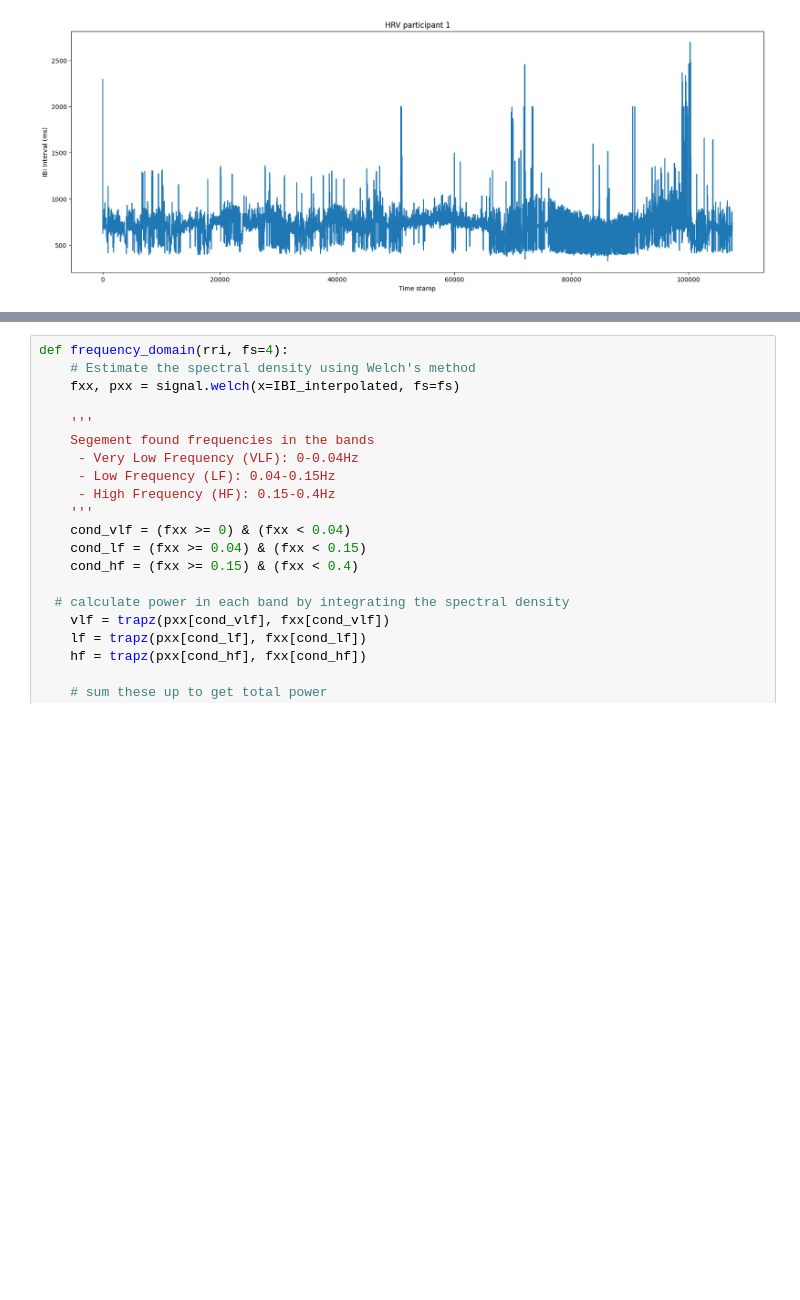
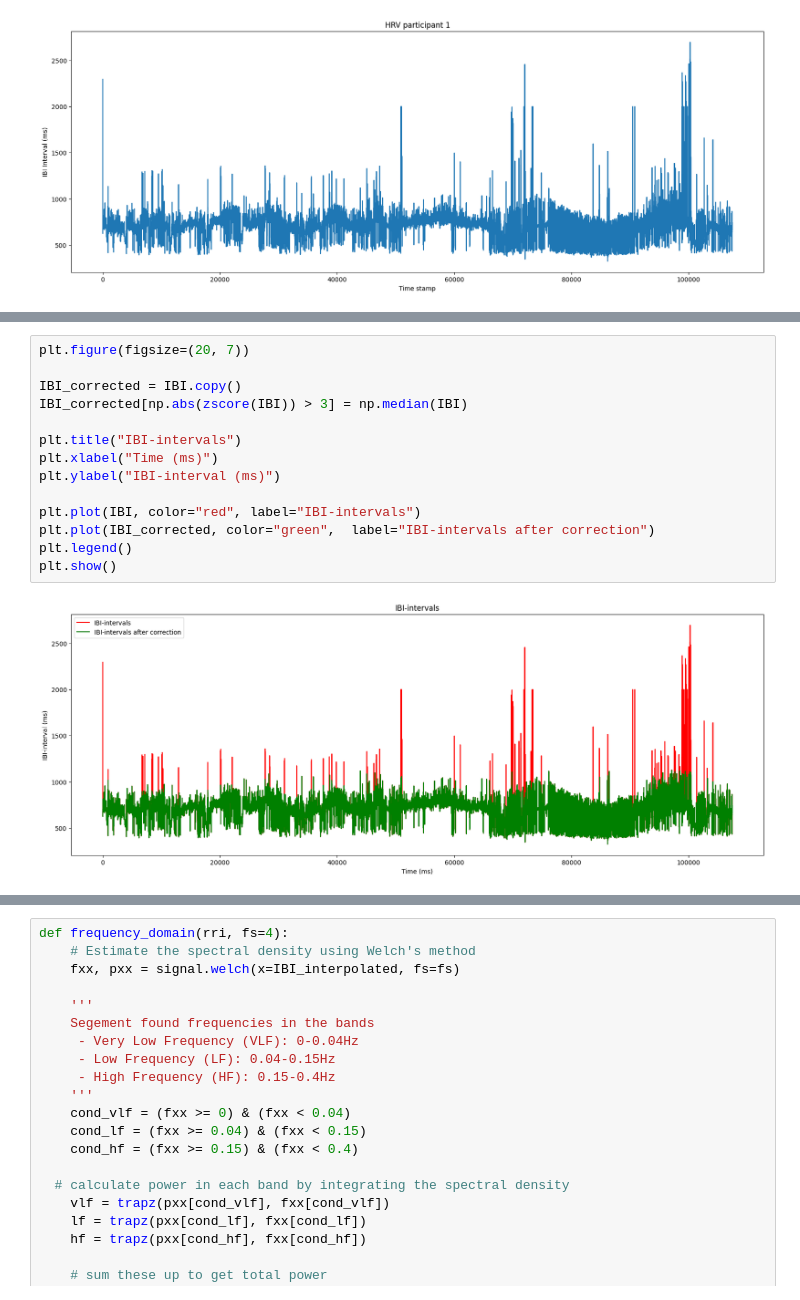
Before and after one commit to GacildaAnne/Thesis-ADHD-HRV, a Jupyter notebook: Thesis_code.ipynb, the cells around one changed output, grey strips where cells are left out. Saved outputs shown, nothing was run; the diff lists cells and outputs as text; blank space fills up the shorter version.

```diff
--- a/Thesis_code.ipynb
+++ b/Thesis_code.ipynb
@@ -145,2 +171,18 @@ plt.show()
+# %%
+plt.figure(figsize=(20, 7))
+
+IBI_corrected = IBI.copy()
+IBI_corrected[np.abs(zscore(IBI)) > 3] = np.median(IBI)
+
+plt.title("IBI-intervals")
+plt.xlabel("Time (ms)")
+plt.ylabel("IBI-interval (ms)")
+
+plt.plot(IBI, color="red", label="IBI-intervals")
+plt.plot(IBI_corrected, color="green",  label="IBI-intervals after correction")
+plt.legend()
+plt.show()
+# %% [output]
+[figure, added]
 # %%
 # Time domain analysis of Participant 1
```
Also changed, not shown: parts of 9 cells of this notebook.
